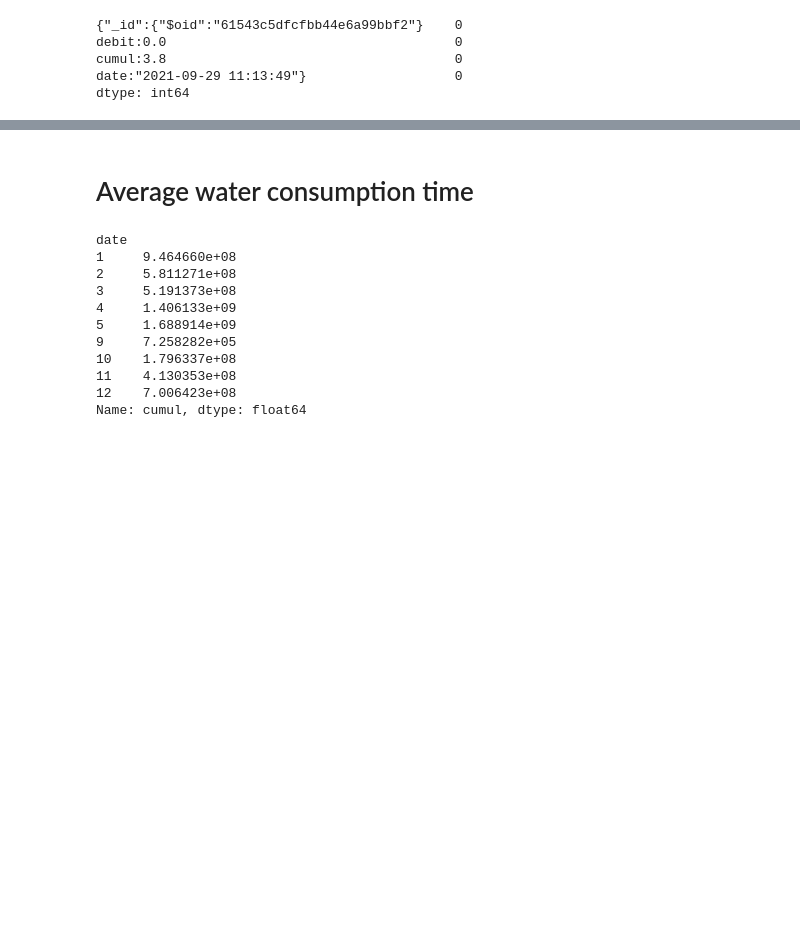
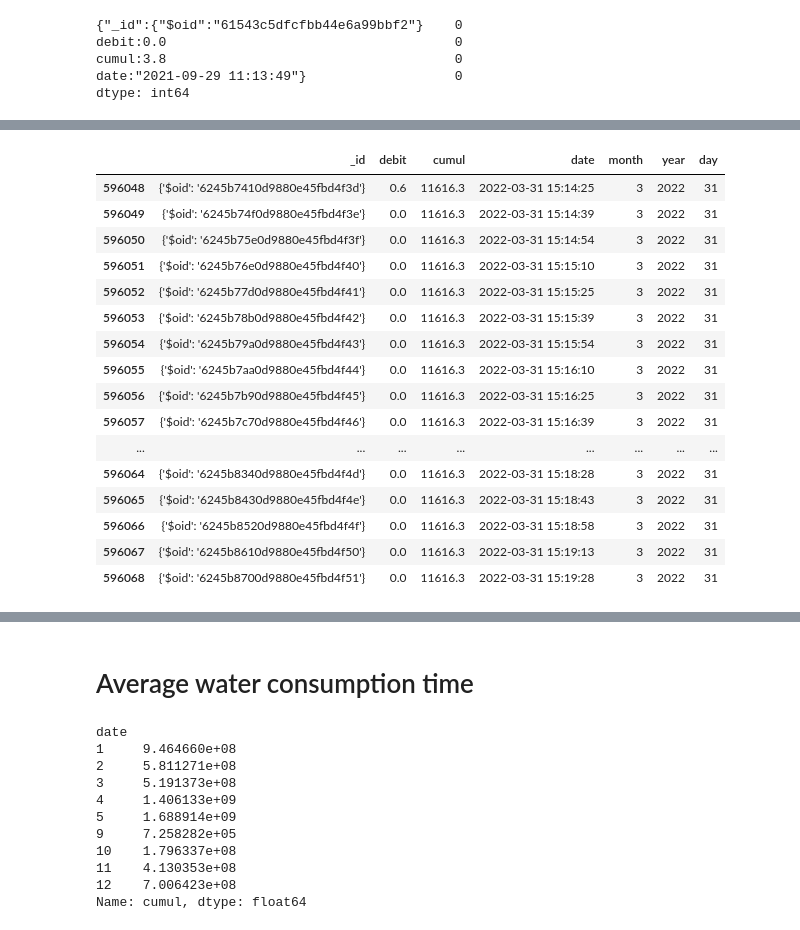
Before and after one commit to Cyrine-afk/Water-Consumption, a Jupyter notebook: Water DB.ipynb, the cells around one changed output, grey strips where cells are left out. Drawn from its saved outputs; the diff is of its cells as text; code cells hidden in the pictures; blank space fills up the shorter version.

```diff
--- a/Water DB.ipynb
+++ b/Water DB.ipynb
@@ -367,0 +424,23 @@ dtype: int64
+# %%
+#Looking for how many outliers we have
+cumul_gaps3=water_json_subset[(water_json_subset['cumul']>11616) & (water_json_subset['cumul']<14500)]
+cumul_gaps3
+#So we have potentially 5286 outliers out of almost 794284 rows of data
+# %% [output]
+|  | _id | debit | cumul | date | month | year | day |
+| 596048 | {'$oid': '6245b7410d9880e45fbd4f3d'} | 0.6 | 11616.3 | 2022-03-31 15:14:25 | 3 | 2022 | 31 |
+| 596049 | {'$oid': '6245b74f0d9880e45fbd4f3e'} | 0.0 | 11616.3 | 2022-03-31 15:14:39 | 3 | 2022 | 31 |
+| 596050 | {'$oid': '6245b75e0d9880e45fbd4f3f'} | 0.0 | 11616.3 | 2022-03-31 15:14:54 | 3 | 2022 | 31 |
+| 596051 | {'$oid': '6245b76e0d9880e45fbd4f40'} | 0.0 | 11616.3 | 2022-03-31 15:15:10 | 3 | 2022 | 31 |
+| 596052 | {'$oid': '6245b77d0d9880e45fbd4f41'} | 0.0 | 11616.3 | 2022-03-31 15:15:25 | 3 | 2022 | 31 |
+| 596053 | {'$oid': '6245b78b0d9880e45fbd4f42'} | 0.0 | 11616.3 | 2022-03-31 15:15:39 | 3 | 2022 | 31 |
+| 596054 | {'$oid': '6245b79a0d9880e45fbd4f43'} | 0.0 | 11616.3 | 2022-03-31 15:15:54 | 3 | 2022 | 31 |
+| 596055 | {'$oid': '6245b7aa0d9880e45fbd4f44'} | 0.0 | 11616.3 | 2022-03-31 15:16:10 | 3 | 2022 | 31 |
+| 596056 | {'$oid': '6245b7b90d9880e45fbd4f45'} | 0.0 | 11616.3 | 2022-03-31 15:16:25 | 3 | 2022 | 31 |
+| 596057 | {'$oid': '6245b7c70d9880e45fbd4f46'} | 0.0 | 11616.3 | 2022-03-31 15:16:39 | 3 | 2022 | 31 |
+| ... | ... | ... | ... | ... | ... | ... | ... |
+| 596064 | {'$oid': '6245b8340d9880e45fbd4f4d'} | 0.0 | 11616.3 | 2022-03-31 15:18:28 | 3 | 2022 | 31 |
+| 596065 | {'$oid': '6245b8430d9880e45fbd4f4e'} | 0.0 | 11616.3 | 2022-03-31 15:18:43 | 3 | 2022 | 31 |
+| 596066 | {'$oid': '6245b8520d9880e45fbd4f4f'} | 0.0 | 11616.3 | 2022-03-31 15:18:58 | 3 | 2022 | 31 |
+| 596067 | {'$oid': '6245b8610d9880e45fbd4f50'} | 0.0 | 11616.3 | 2022-03-31 15:19:13 | 3 | 2022 | 31 |
+| 596068 | {'$oid': '6245b8700d9880e45fbd4f51'} | 0.0 | 11616.3 | 2022-03-31 15:19:28 | 3 | 2022 | 31 |
```
Also changed, not shown: parts of 7 cells of this notebook.
